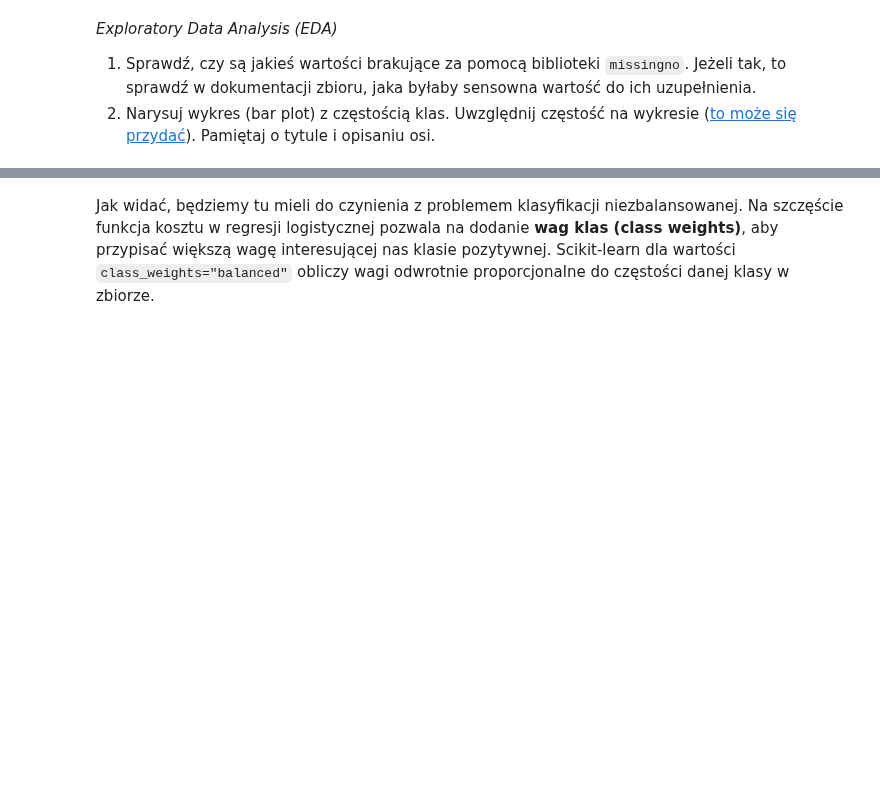
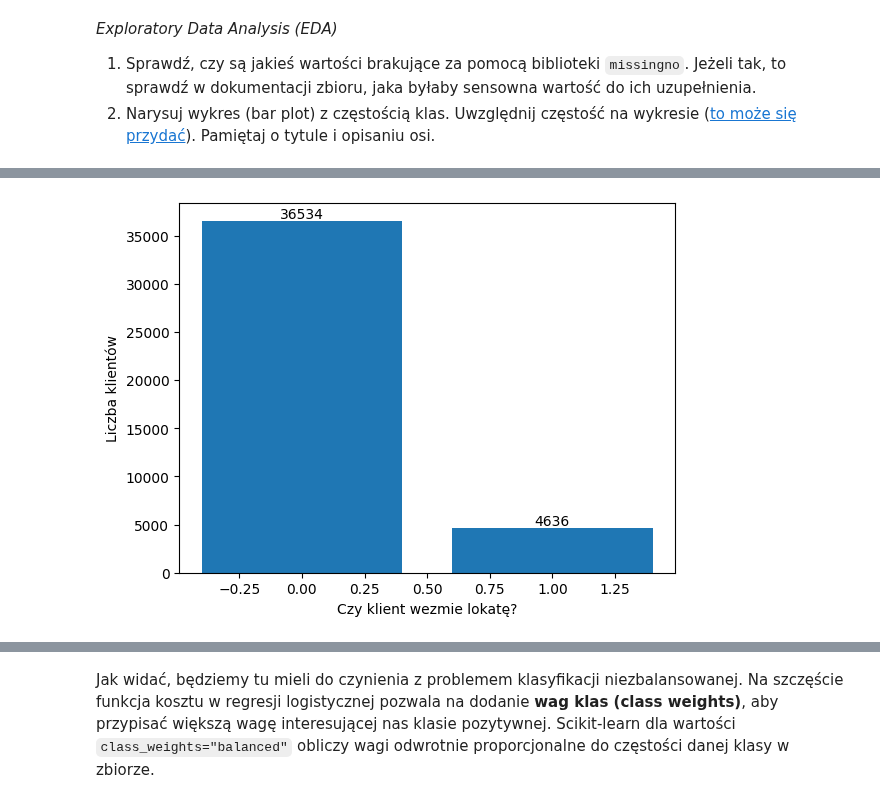
Before and after one commit to apohllo/sztuczna-inteligencja, a Jupyter notebook: lab1/lab_1.ipynb, the cells around one changed output, grey strips where cells are left out. Cells and saved outputs as stored; diff of their text form; code cells hidden in the pictures; blank space fills up the shorter version.

```diff
--- a/lab1/lab_1.ipynb
+++ b/lab1/lab_1.ipynb
@@ -1079,0 +1201,12 @@ assert [0,1] == sorted(df['contact'].unique())
+# %%
+# plot class frequencies
+# your_code
+value_count = y.value_counts()
+plt.bar(value_count.index, value_count)
+plt.xlabel("Czy klient wezmie lokatę?")
+plt.ylabel("Liczba klientów")
+for index, value in enumerate(value_count):
+    plt.text(index, value, str(value), ha='center', va='bottom')
+plt.show()
+# %% [output]
+[figure, added]
```
Also changed, not shown: parts of 30 cells of this notebook.
